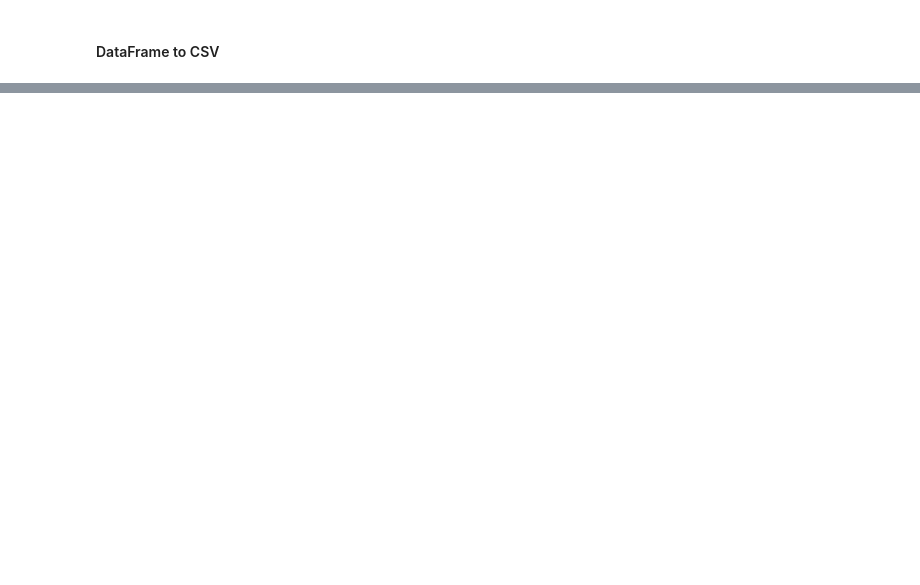
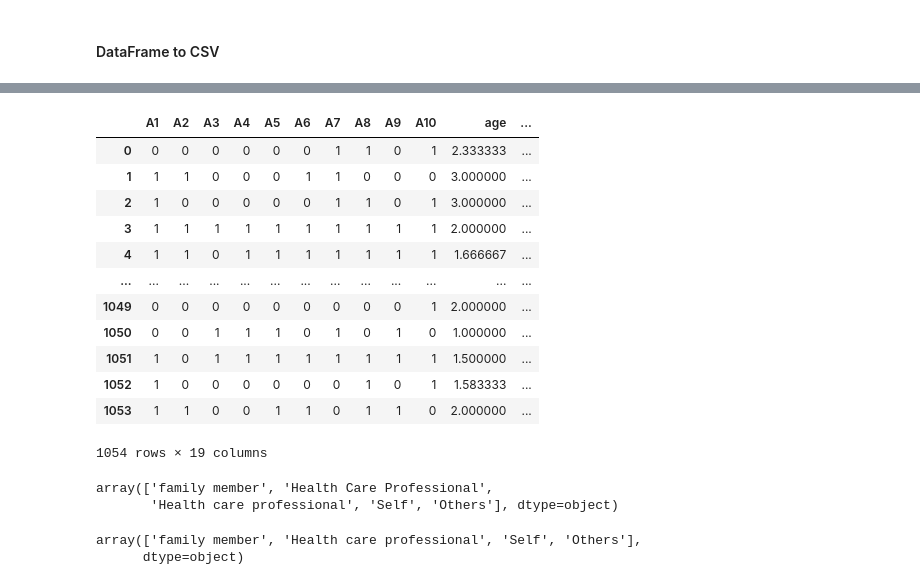
Before and after one commit to kingkgp25/Autism-Spectrum-Disorder-Detection, a Jupyter notebook: Preprocessed Data/data_4_merge.ipynb, the cells around one changed output, grey strips where cells are left out. Saved outputs shown, nothing was run; the diff lists cells and outputs as text; code cells hidden in the pictures; blank space fills up the shorter version.

```diff
--- a/Preprocessed Data/data_4_merge.ipynb
+++ b/Preprocessed Data/data_4_merge.ipynb
@@ -83,7 +83,7 @@ dtype: int64
 #### Feature Scaling
 # %%
 enc = LabelEncoder()
-categ = ['Ethnicity','Who completed the test']
+categ = ['Ethnicity']
 data_4[categ] = data_4[categ].apply(enc.fit_transform)
 # %%
 data_4
@@ -155,3 +153,5 @@ del data_4['Qchat-10-Score']
+# %%
+data_4.rename(columns= {'Qchat-10-Score':'result'}, inplace = True)
 # %%
 data_4
 # %% [output]
@@ -189,2 +189,4 @@ data_4
+# %%
+data_4['austim'] = np.nan
 # %% [markdown]
 #### DataFrame to CSV
@@ -190,0 +209,28 @@ data_4
+# %%
+data_4['age_desc'] = '1-3 years'
+data_4.rename(columns= {'Age_Mons' : 'age'}, inplace = True)
+data_4.rename(columns= {'Sex' : 'gender'}, inplace = True)
+data_4.rename(columns= {'Ethnicity' : 'ethnicity'}, inplace = True)
+data_4.rename(columns= {'Jaundice' : 'jaundice'}, inplace = True)
+# %%
+data_4
+# %% [output]
+|  | A1 | A2 | A3 | A4 | A5 | A6 | A7 | A8 | A9 | A10 | age | ... |
+| 0 | 0 | 0 | 0 | 0 | 0 | 0 | 1 | 1 | 0 | 1 | 2.333333 | ... |
+| 1 | 1 | 1 | 0 | 0 | 0 | 1 | 1 | 0 | 0 | 0 | 3.000000 | ... |
+| 2 | 1 | 0 | 0 | 0 | 0 | 0 | 1 | 1 | 0 | 1 | 3.000000 | ... |
+| 3 | 1 | 1 | 1 | 1 | 1 | 1 | 1 | 1 | 1 | 1 | 2.000000 | ... |
+| 4 | 1 | 1 | 0 | 1 | 1 | 1 | 1 | 1 | 1 | 1 | 1.666667 | ... |
+| ... | ... | ... | ... | ... | ... | ... | ... | ... | ... | ... | ... | ... |
+| 1049 | 0 | 0 | 0 | 0 | 0 | 0 | 0 | 0 | 0 | 1 | 2.000000 | ... |
+| 1050 | 0 | 0 | 1 | 1 | 1 | 0 | 1 | 0 | 1 | 0 | 1.000000 | ... |
+| 1051 | 1 | 0 | 1 | 1 | 1 | 1 | 1 | 1 | 1 | 1 | 1.500000 | ... |
+| 1052 | 1 | 0 | 0 | 0 | 0 | 0 | 0 | 1 | 0 | 1 | 1.583333 | ... |
+| 1053 | 1 | 1 | 0 | 0 | 1 | 1 | 0 | 1 | 1 | 0 | 2.000000 | ... |
+1054 rows × 19 columns
+# %%
+data_4.rename(columns= {'Who completed the test' : 'relation'}, inplace = True)
+data_4['relation'].unique()
+# %% [output]
+array(['family member', 'Health Care Professional',
+       'Health care professional', 'Self', 'Others'], dtype=object)
@@ -191 +239,6 @@ data_4
+# %%
+data_4['relation'].unique()
+# %% [output]
+array(['family member', 'Health care professional', 'Self', 'Others'],
+      dtype=object)
 # %%
```
Also changed, not shown: parts of 8 cells of this notebook, 14 other files.
